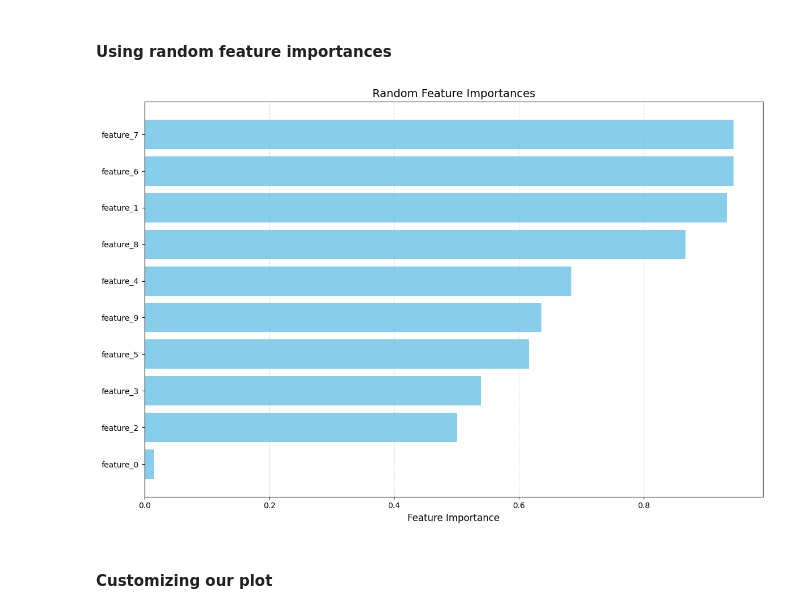
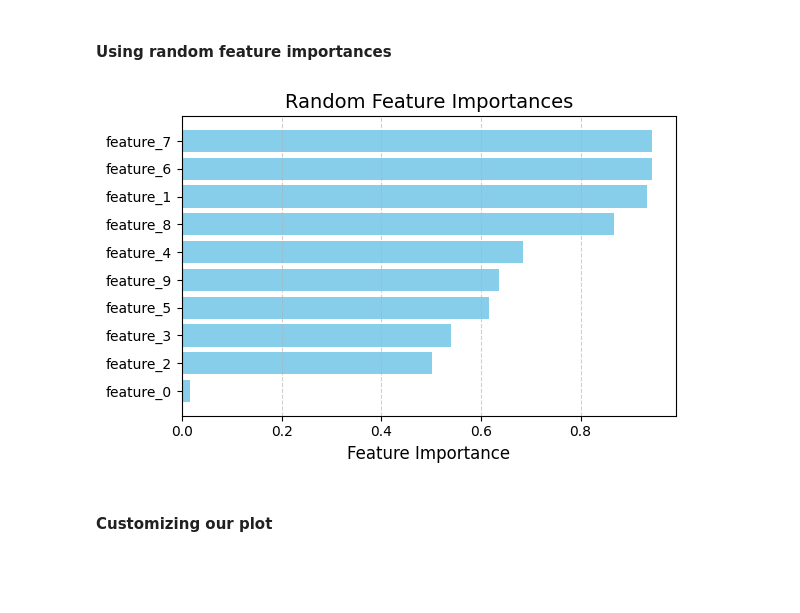
Before and after one commit to petrobras/3W, a Jupyter notebook: toolkit/demos/assessment_examples.ipynb, the cells around one changed output. Drawn from its saved outputs; the diff is of its cells as text; code cells hidden in the pictures; blank space fills up the shorter version.

```diff
--- a/toolkit/demos/assessment_examples.ipynb
+++ b/toolkit/demos/assessment_examples.ipynb
@@ -87,18 +87,19 @@ confusion_matrix = plotter.plot_confusion_matrix(y_true=y_true_list, y_pred=y_pr
 # %%
 feature_names = [f"feature_{i}" for i in range(10)]
 feature_importances = np.random.rand(10)
 
 config = AssessmentVisualizationConfig()
 visualizer = AssessmentVisualization(config)
 
 fig = visualizer.feature_visualization(
     feature_importances=feature_importances,
     feature_names=feature_names,
     title="Random Feature Importances",
+    figsize=(6, 4)
 )
 plt.show()
 # %% [output]
-[figure, old version]
+[figure, new version]
 # %% [markdown]
 #### Customizing our plot
 # %% [markdown]
```
Also changed, not shown: parts of 7 cells of this notebook, 1 other file.
